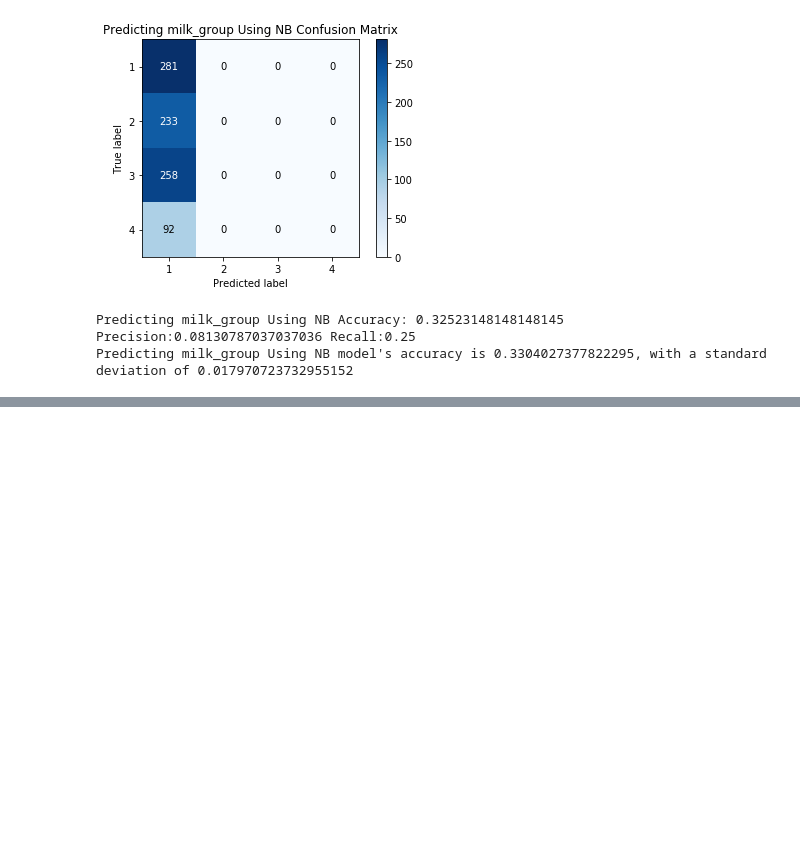
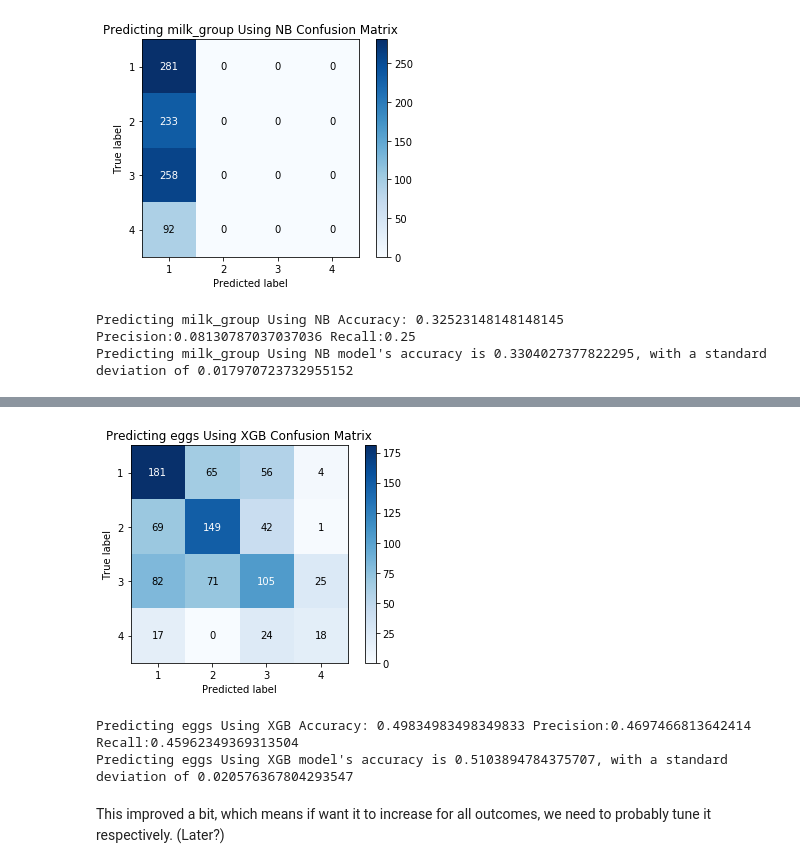
Before and after one commit to FrankOnBeach/WWF, a Jupyter notebook: DHS Diet/DHS_ML.ipynb, the cells around one changed output, grey strips where cells are left out. Cells and saved outputs as stored; diff of their text form; code cells hidden in the pictures; blank space fills up the shorter version.

```diff
--- a/DHS Diet/DHS_ML.ipynb
+++ b/DHS Diet/DHS_ML.ipynb
@@ -867,0 +915,9 @@ Based on both egg and milk, we can see that boosted models perform better than r
+# %%
+param_test3 = {
+ 'gamma':[i/10.0 for i in range(0,5)]
+}
+
+# change max and min to our previous values.
+grid_search_dict['max_depth'] = 3
+grid_search_dict['min_child_weight'] = 5
+grid_search(grid_search_dict,param_test3)
@@ -867,0 +942,9 @@ Based on both egg and milk, we can see that boosted models perform better than r
+# %%
+param_test6 = {
+ 'reg_alpha':[0, 0.001, 0.005, 0.01, 0.05]
+}
+# change max and min to our previous values.
+grid_search_dict['colsample_bytree'] = 0.6
+grid_search_dict['subsample'] = 0.3
+
+grid_search(grid_search_dict,param_test6)
@@ -867,0 +960,2 @@ Based on both egg and milk, we can see that boosted models perform better than r
+# %%
+grid_search_dict['n_estimators'] = 120
@@ -867,0 +987,20 @@ Based on both egg and milk, we can see that boosted models perform better than r
+# %%
+def run_knn_xgboost(df,out_come):
+    """
+    This function uses xgboost as the ensemble method to
+    predict the categories for our consumption data.
+    It also uses the hyperparameters we found proved having the best accuracy using the gridsearch function from sklearn
+    """
+
+    boosted_models = [('XGB', XGBClassifier(**grid_search_dict))]
+
+    X_train, X_validate, Y_train, Y_validate = separate_training_testing(df)
+    model_evaluate(X_train, X_validate, Y_train, Y_validate, 10, len(X_train), 7, 'accuracy', boosted_models, out_come,False)
+# %%
+run_knn_xgboost(cleaned_ml_our_bin_egg_df,"eggs")
+# %% [output]
+[figure, added]
+Predicting eggs Using XGB Accuracy: 0.49834983498349833 Precision:0.4697466813642414 Recall:0.45962349369313504
+Predicting eggs Using XGB model's accuracy is 0.5103894784375707, with a standard deviation of 0.020576367804293547
+# %% [markdown]
+This improved a bit, which means if want it to increase for all outcomes, we need to probably tune it respectively. (Later?)
```
Also changed, not shown: parts of 25 cells of this notebook.
